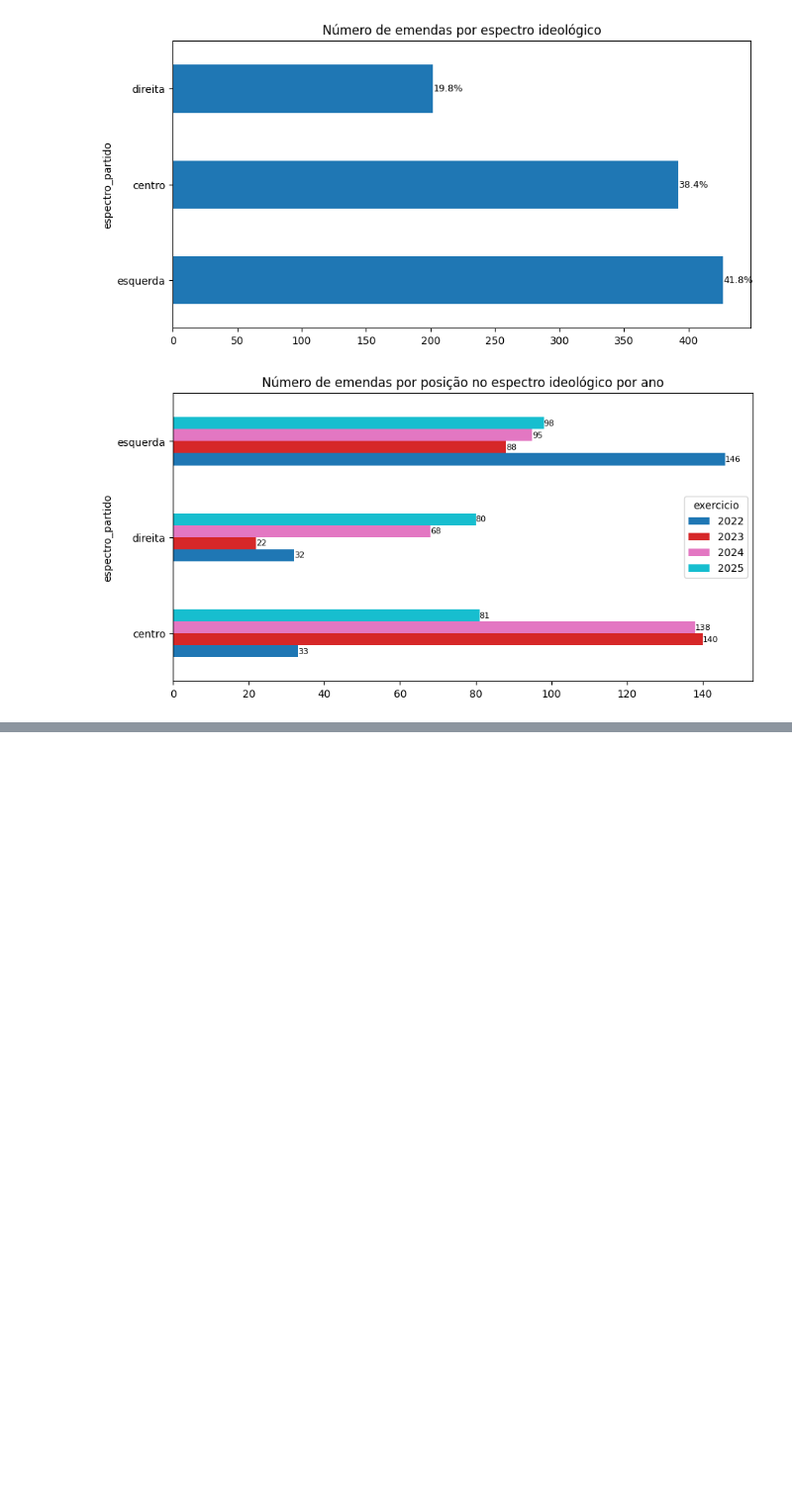
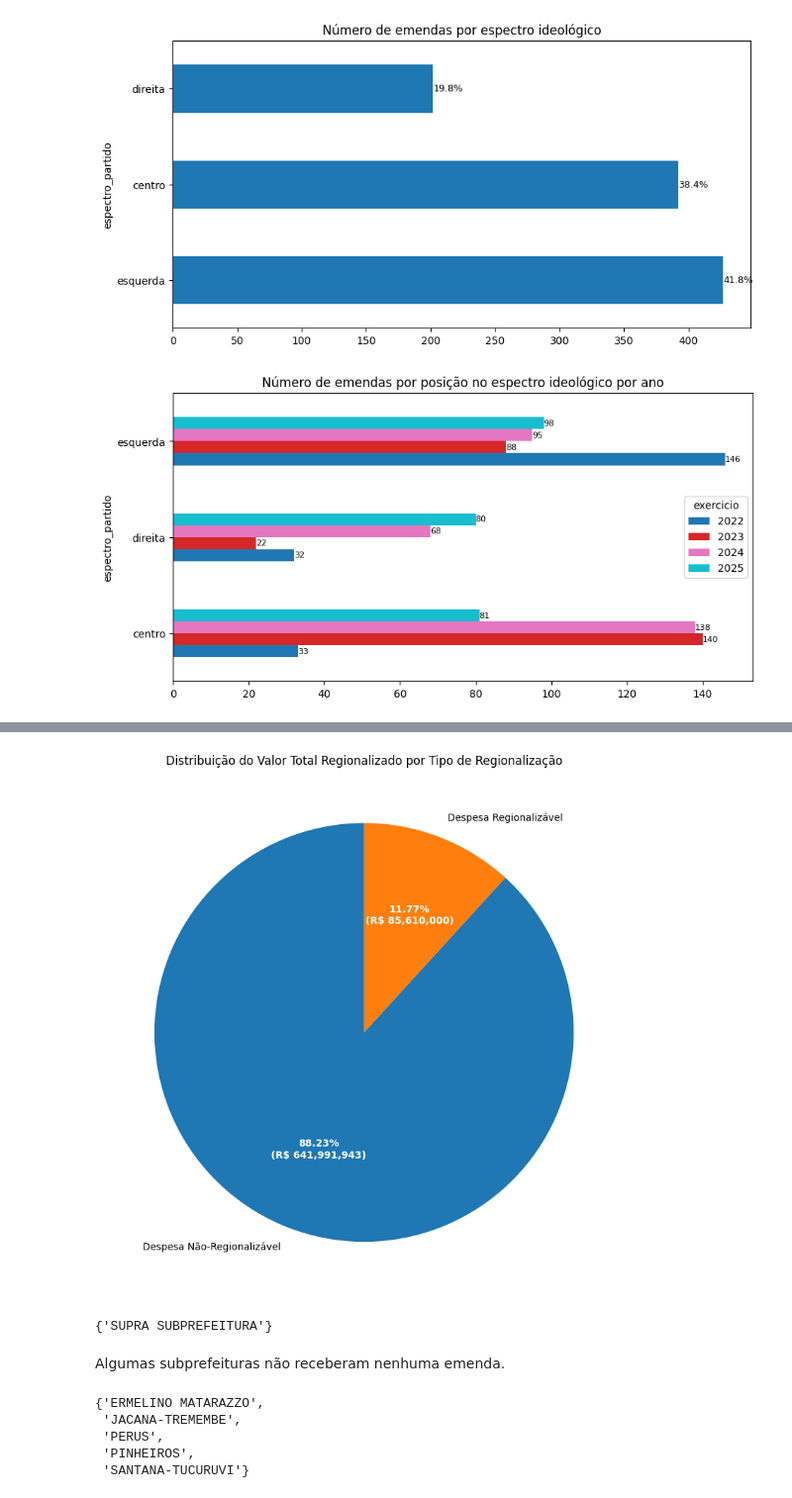
Before and after one commit to h-pgy/artigo_regionalizacao_emendas, a Jupyter notebook: 06_analise_exploratoria_de_dados.ipynb, the cells around one changed output, grey strips where cells are left out. Shown at 99% size. Saved outputs shown, nothing was run; the diff lists cells and outputs as text; code cells hidden in the pictures; blank space fills up the shorter version.

```diff
--- a/06_analise_exploratoria_de_dados.ipynb
+++ b/06_analise_exploratoria_de_dados.ipynb
@@ -289,0 +302,26 @@ NameError: name 'df_merge' is not defined
+# %%
+# Agrupa os dados por tipo de regionalização e calcula o valor total regionalizado
+data = df.groupby('tipo_regionalizacao')['valor_orcado'].sum()
+total_valor = data.sum()
+
+# Cria o gráfico de pizza
+fig, ax = plt.subplots(figsize=(8, 8))
+wedges, texts, autotexts = ax.pie(
+    data,
+    labels=data.index,
+    autopct=lambda pct: f'{pct:.2f}%\n(R$ {round(pct * total_valor / 100):,})',
+    startangle=90,
+    colors=plt.cm.tab10.colors
+)
+
+# Configurações adicionais
+ax.set_title('Distribuição do Valor Total Regionalizado por Tipo de Regionalização')
+plt.setp(autotexts, size=10, weight='bold', color='white')
+plt.tight_layout()
+
+# Salva o gráfico
+save_graph(fig, 'grafico_pizza_valor_total_regionalizado.png')
+
+plt.show()
+# %% [output]
+[figure, added]
@@ -289,0 +356,14 @@ NameError: name 'df_merge' is not defined
+# %%
+set(df['desc_subprefeitura'])-set(subprefeituras['nm_subpref'])
+# %% [output]
+{'SUPRA SUBPREFEITURA'}
+# %% [markdown]
+Algumas subprefeituras não receberam nenhuma emenda.
+# %%
+set(subprefeituras['nm_subpref']) - set(df['desc_subprefeitura'])
+# %% [output]
+{'ERMELINO MATARAZZO',
+ 'JACANA-TREMEMBE',
+ 'PERUS',
+ 'PINHEIROS',
+ 'SANTANA-TUCURUVI'}
```
Also changed, not shown: parts of 37 cells of this notebook, 14 other files.
